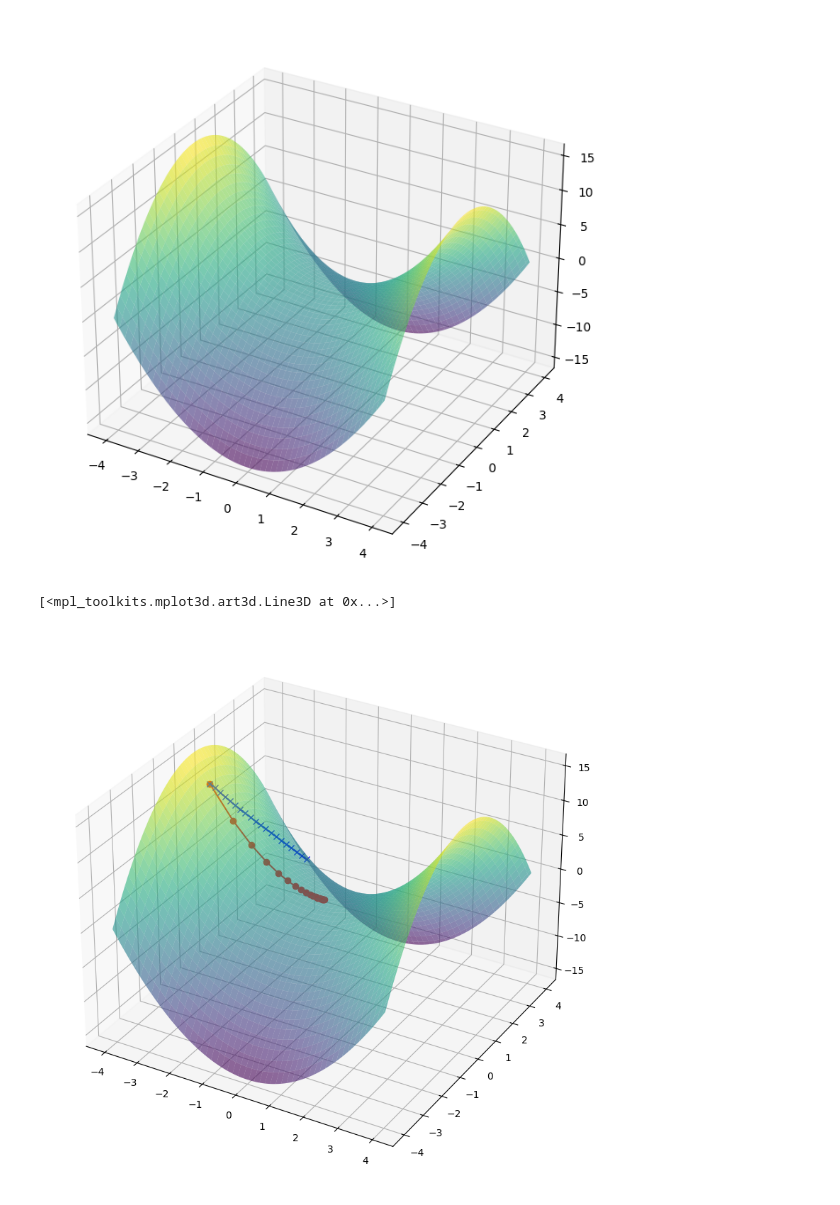
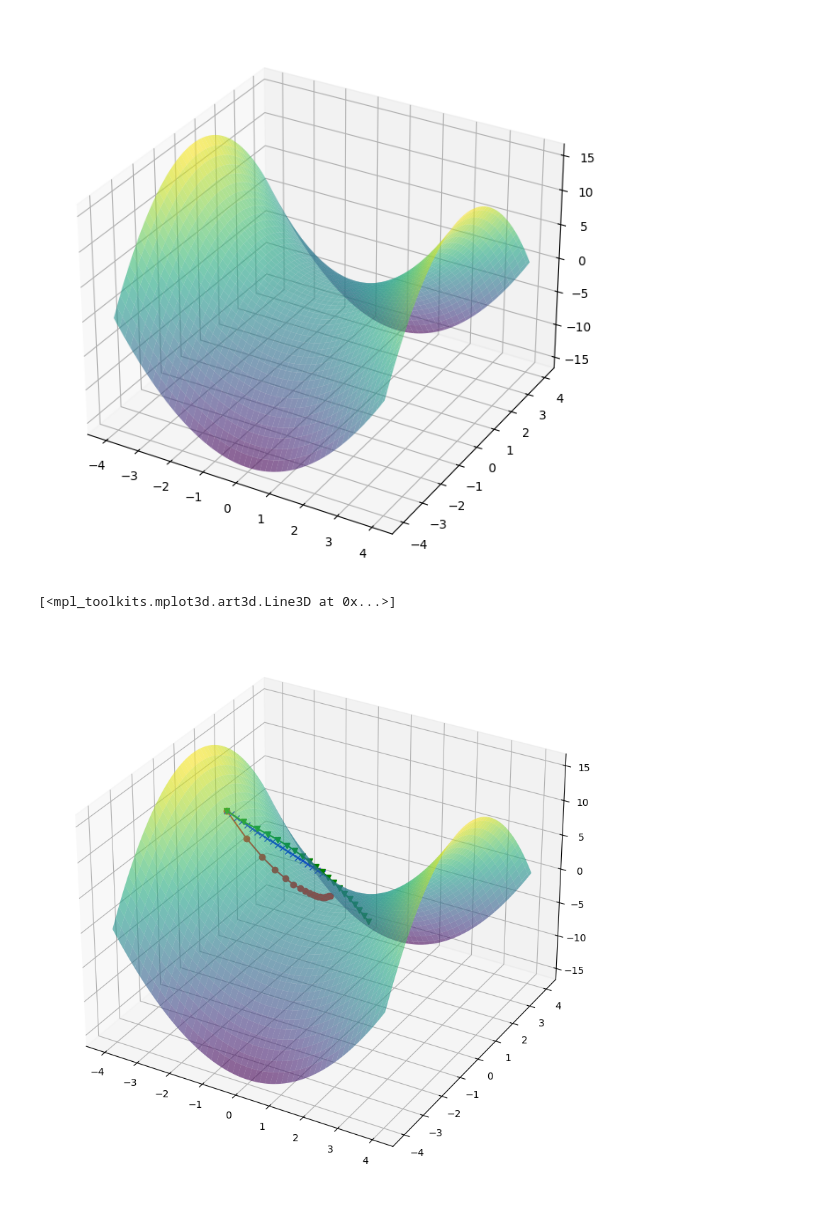
Before and after one commit to halean/jupyterlite_extra, a Jupyter notebook: content/gradient-descent.ipynb, the cells around one changed output. Cells and saved outputs as stored; diff of their text form; code cells hidden in the pictures.

```diff
--- a/content/gradient-descent.ipynb
+++ b/content/gradient-descent.ipynb
@@ -61,54 +61,85 @@ def sgd(params, gradients, lr):
     return new_params
 
 
-def adam(params, grads, m, v, t, lr=0.1, beta1=0.9, beta2=0.999, epsilon=1e-8):
+def adam2(params, grads, m, v, t, lr=0.1, beta1=0.9, beta2=0.999, epsilon=1e-8):
     m = beta1 * m + (1 - beta1) * grads
     v = beta2 * v + (1 - beta2) * grads**2
     m_hat = m / (1 - beta1**t)
     v_hat = v / (1 - beta2**t)
     params = params - lr * m_hat / (np.sqrt(v_hat) + epsilon)
     return params, m, v
-def adam2(params, grads, m, v, t, lr=0.1, beta1=0.9, beta2=0.999, epsilon=1e-8):
-    m = beta1 * m + (1 - beta1) * grads
-    v = beta2 * v + (1 - beta2) * (grads ** 2)
-    m_hat = m / (1 - beta1 ** t)
-    v_hat = v / (1 - beta2 ** t)
-    params = params - lr * m_hat / (np.sqrt(v_hat) + epsilon)
-    return params, m, v
+
+
+
+def rmsprop(params, grads, v, lr, beta=0.9, epsilon=1e-8):
+    v = beta * v + (1 - beta) * grads**2
+    params = params - lr / (np.sqrt(v) + epsilon) * grads
+    return params, v
+
 
 # random array of shape (2,) from -4 to 4
 init_params = np.random.uniform(low=-4, high=4, size=(2,))
 # %%
-init_params = [-3.5, 0.001]
+init_params = [-3, 0.01]
 steps_adam = [init_params.copy()]
 steps_sgd = [init_params.copy()]
 loss_sgd = [loss_fn(init_params)]
-m = np.zeros_like(init_params)
-v = np.zeros_like(init_params)
+steps_rmsprop = [init_params.copy()]
+loss_rmsprob = [loss_fn(init_params)]
+m_adam = np.zeros_like(init_params)
+v_adam = np.zeros_like(init_params)
+v_rms = np.zeros_like(init_params)
 lr = 0.1
 loss_adam = [loss_fn(init_params)]
 
 for step in range(1, 20):
-
     params_sgd = sgd(steps_sgd[step - 1], gradient(steps_sgd[step - 1]), lr)
     loss_sgd.append(loss_fn(params_sgd))
     steps_sgd.append(params_sgd)
-    params_adam, m, v = adam2(
-        steps_adam[step - 1], gradient(steps_adam[step - 1]), m=m, v=v, t=step, lr=lr
+    params_adam, m_adam, v_adam = adam(
+        steps_adam[step - 1],
+        gradient(steps_adam[step - 1]),
+        m=m_adam,
+        v=v_adam,
+        t=step,
+        lr=lr,
     )
+    params_rms, v_rms = rmsprop(
+        steps_rmsprop[step - 1], gradient(steps_rmsprop[step - 1]), v_rms, lr
+    )
+    steps_rmsprop.append(params_rms)
+    loss_rmsprob.append(loss_fn(params_rms))
     steps_adam.append(params_adam)
     loss_adam.append(loss_fn(params_adam))
 
 fig = plt.figure(figsize=(14, 10))
-ax = fig.add_subplot(111, projection='3d')
+ax = fig.add_subplot(111, projection="3d")
 steps_sgd = np.array(steps_sgd)
 
 # Plot the loss surface
-ax.plot_surface(X, Y, Z, cmap=cm.viridis, alpha=0.6, edgecolor='none')
+ax.plot_surface(X, Y, Z, cmap=cm.viridis, alpha=0.6, edgecolor="none")
 steps_adam = np.array(steps_adam)
+steps_rmsprop = np.array(steps_rmsprop)
 # Plot the SGD path
-ax.plot(steps_sgd[:,0], steps_sgd[:,1], loss_sgd, marker='o', color='red', label='SGD')
-ax.plot(steps_adam[:,0], steps_adam[:,1], loss_adam, marker='x', color='blue', label='Adam')
+ax.plot(
+    steps_sgd[:, 0], steps_sgd[:, 1], loss_sgd, marker="o", color="red", label="SGD"
+)
+ax.plot(
+    steps_adam[:, 0],
+    steps_adam[:, 1],
+    loss_adam,
+    marker="x",
+    color="blue",
+    label="Adam",
+)
+ax.plot(
+    steps_rmsprop[:, 0],
+    steps_rmsprop[:, 1],
+    loss_rmsprob,
+    marker="v",
+    color="green",
+    label="RMS",
+)
 # %% [output]
 [<mpl_toolkits.mplot3d.art3d.Line3D at 0x...>]
-[figure, old version]
+[figure, new version]
```
Also changed, not shown: 2 other files.
